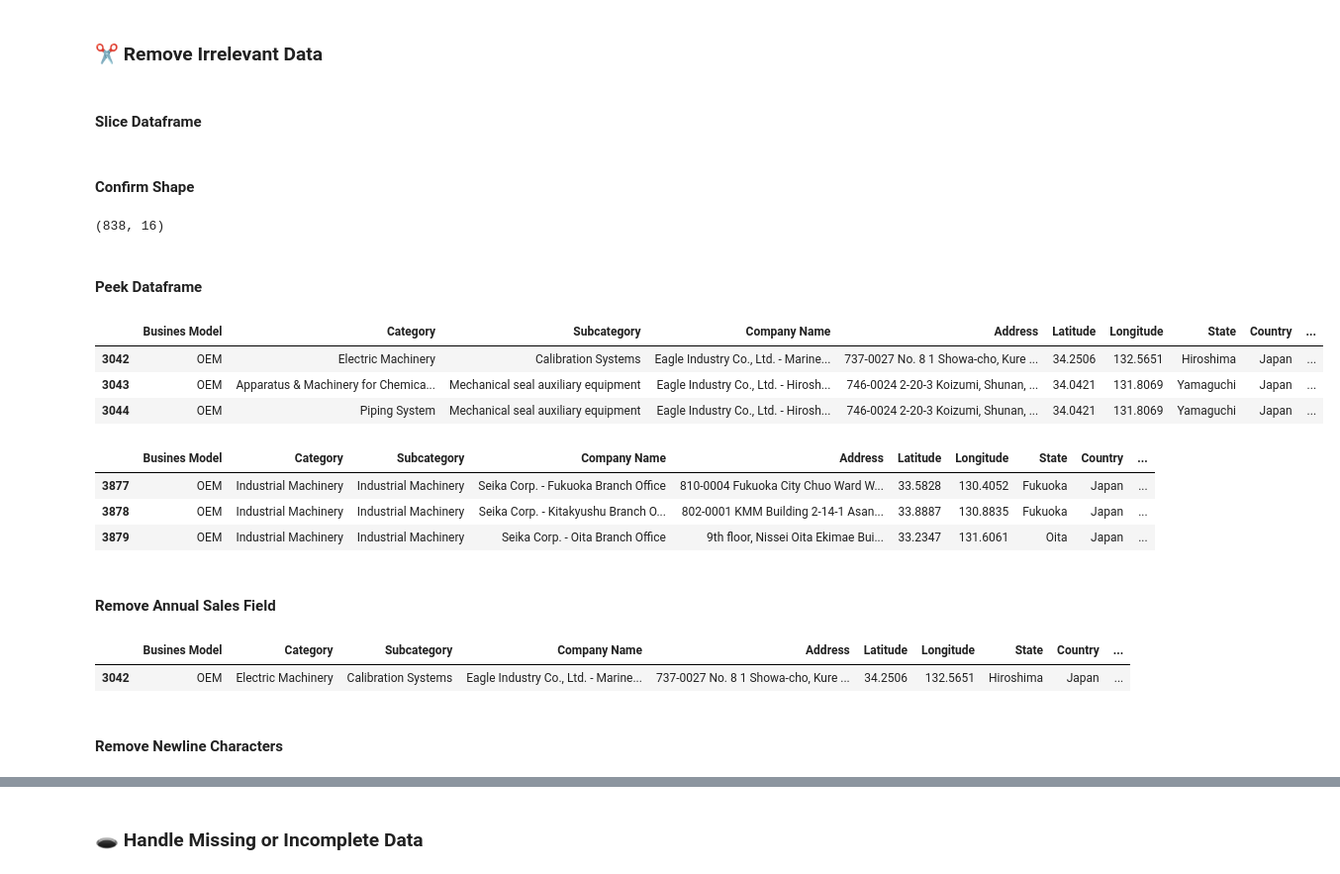
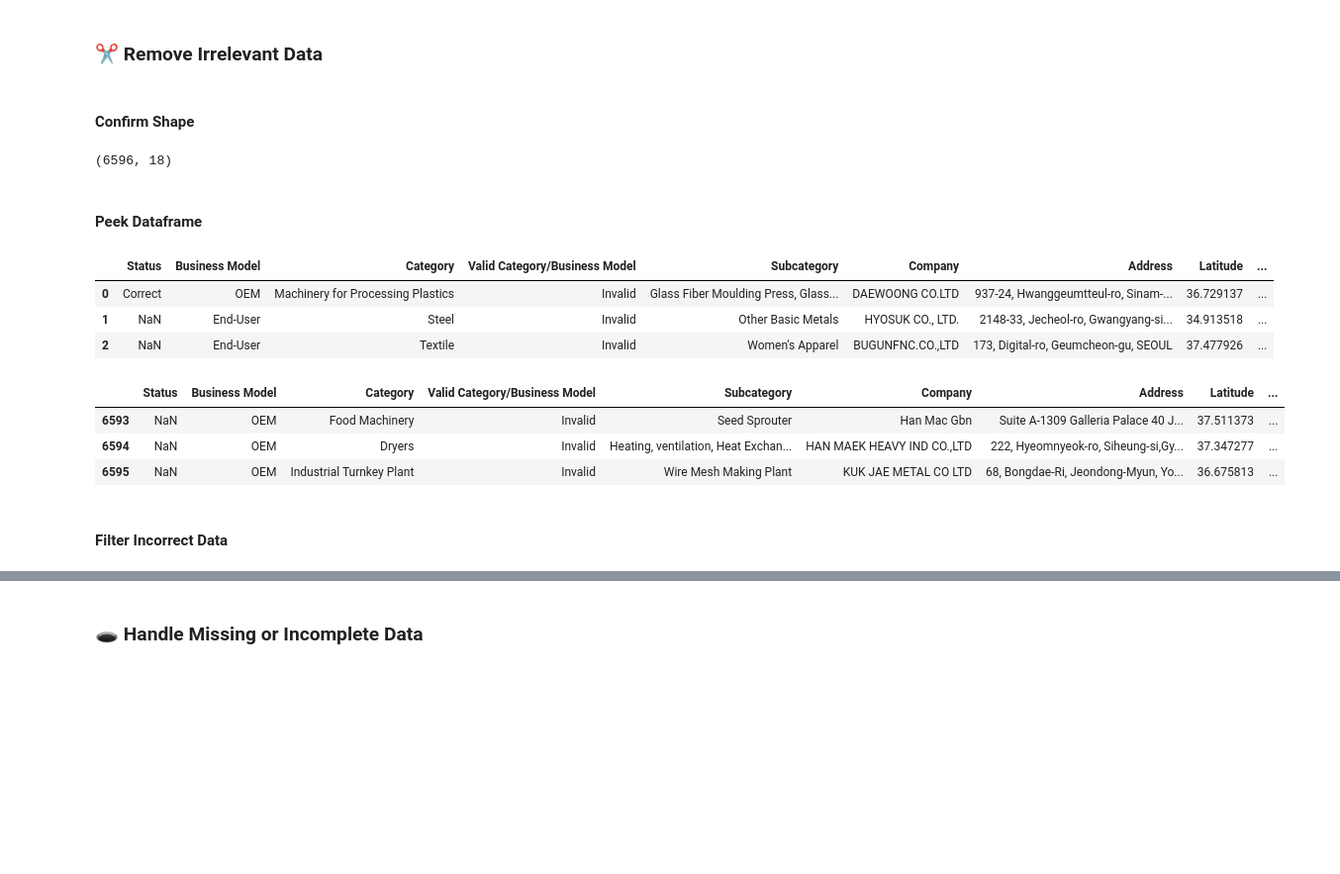
Before and after one commit to mitano-17/Nidec-Drives-Data-Cleaning, a Jupyter notebook: Dataset_Korea_Cleaner.ipynb, the cells around one changed output, grey strips where cells are left out. Shown at 99% size. Cells and saved outputs as stored; diff of their text form; code cells hidden in the pictures; blank space fills up the shorter version.

Commit message:
filter out incorrect data to df

```diff
--- a/Dataset_Korea_Cleaner.ipynb
+++ b/Dataset_Korea_Cleaner.ipynb
@@ -93,5 +95,3 @@ C_Original_df.sample(5)
 <h2>🧼 Clean Dataset</h2>
 # %% [markdown]
 <h3>✂️ Remove Irrelevant Data</h3>
-# %% [markdown]
-<h4>Slice Dataframe</h4>
@@ -100,24 +98,22 @@ C_df = C_Original_df.iloc[3042:3880]
 # %% [markdown]
 <h4>Confirm Shape</h4>
 # %%
-C_df.shape
+K_Original_df.shape
 # %% [output]
-(838, 16)
+(6596, 18)
 # %% [markdown]
 <h4>Peek Dataframe</h4>
 # %%
-C_df.head(3)
+K_Original_df.head(3)
 # %% [output]
-|  | Busines Model | Category | Subcategory | Company Name | Address | Latitude | Longitude | State | Country | ... |
-| 3042 | OEM | Electric Machinery | Calibration Systems | Eagle Industry Co., Ltd. - Marine... | 737-0027 No. 8 1 Showa-cho, Kure ... | 34.2506 | 132.5651 | Hiroshima | Japan | ... |
-| 3043 | OEM | Apparatus & Machinery for Chemica... | Mechanical seal auxiliary equipment | Eagle Industry Co., Ltd. - Hirosh... | 746-0024 2-20-3 Koizumi, Shunan, ... | 34.0421 | 131.8069 | Yamaguchi | Japan | ... |
-| 3044 | OEM | Piping System | Mechanical seal auxiliary equipment | Eagle Industry Co., Ltd. - Hirosh... | 746-0024 2-20-3 Koizumi, Shunan, ... | 34.0421 | 131.8069 | Yamaguchi | Japan | ... |
+|  | Status | Business Model | Category | Valid Category/Business Model | Subcategory | Company | Address | Latitude | ... |
+| 0 | Correct | OEM | Machinery for Processing Plastics | Invalid | Glass Fiber Moulding Press, Glass... | DAEWOONG CO.LTD | 937-24, Hwanggeumtteul-ro, Sinam-... | 36.729137 | ... |
+| 1 | NaN | End-User | Steel | Invalid | Other Basic Metals | HYOSUK CO., LTD. | 2148-33, Jecheol-ro, Gwangyang-si... | 34.913518 | ... |
+| 2 | NaN | End-User | Textile | Invalid | Women's Apparel | BUGUNFNC.CO.,LTD | 173, Digital-ro, Geumcheon-gu, SEOUL | 37.477926 | ... |
 # %%
-C_df.tail(3)
+K_Original_df.tail(3)
 # %% [output]
-|  | Busines Model | Category | Subcategory | Company Name | Address | Latitude | Longitude | State | Country | ... |
-| 3877 | OEM | Industrial Machinery | Industrial Machinery | Seika Corp. - Fukuoka Branch Office | 810-0004 Fukuoka City Chuo Ward W... | 33.5828 | 130.4052 | Fukuoka | Japan | ... |
-| 3878 | OEM | Industrial Machinery | Industrial Machinery | Seika Corp. - Kitakyushu Branch O... | 802-0001 KMM Building 2-14-1 Asan... | 33.8887 | 130.8835 | Fukuoka | Japan | ... |
-| 3879 | OEM | Industrial Machinery | Industrial Machinery | Seika Corp. - Oita Branch Office | 9th floor, Nissei Oita Ekimae Bui... | 33.2347 | 131.6061 | Oita | Japan | ... |
+|  | Status | Business Model | Category | Valid Category/Business Model | Subcategory | Company | Address | Latitude | ... |
+| 6593 | NaN | OEM | Food Machinery | Invalid | Seed Sprouter | Han Mac Gbn | Suite A-1309 Galleria Palace 40 J... | 37.511373 | ... |
+| 6594 | NaN | OEM | Dryers | Invalid | Heating, ventilation, Heat Exchan... | HAN MAEK HEAVY IND CO.,LTD | 222, Hyeomnyeok-ro, Siheung-si,Gy... | 37.347277 | ... |
+| 6595 | NaN | OEM | Industrial Turnkey Plant | Invalid | Wire Mesh Making Plant | KUK JAE METAL CO LTD | 68, Bongdae-Ri, Jeondong-Myun, Yo... | 36.675813 | ... |
-# %% [markdown]
-<h4>Remove Annual Sales Field</h4>
@@ -126,7 +119,0 @@ C_df = C_df.drop('Annual Sales', axis=1)
-# %%
-C_df.head(1)
-# %% [output]
-|  | Busines Model | Category | Subcategory | Company Name | Address | Latitude | Longitude | State | Country | ... |
-| 3042 | OEM | Electric Machinery | Calibration Systems | Eagle Industry Co., Ltd. - Marine... | 737-0027 No. 8 1 Showa-cho, Kure ... | 34.2506 | 132.5651 | Hiroshima | Japan | ... |
-# %% [markdown]
-<h4>Remove Newline Characters</h4>
@@ -136,0 +120,2 @@ C_df = C_df.map(lambda x: x.replace('\r', '') if isinstance(x, str) else x)
+# %% [markdown]
+<h4>Filter Incorrect Data</h4>
```
Also changed, not shown: parts of 10 cells of this notebook.
